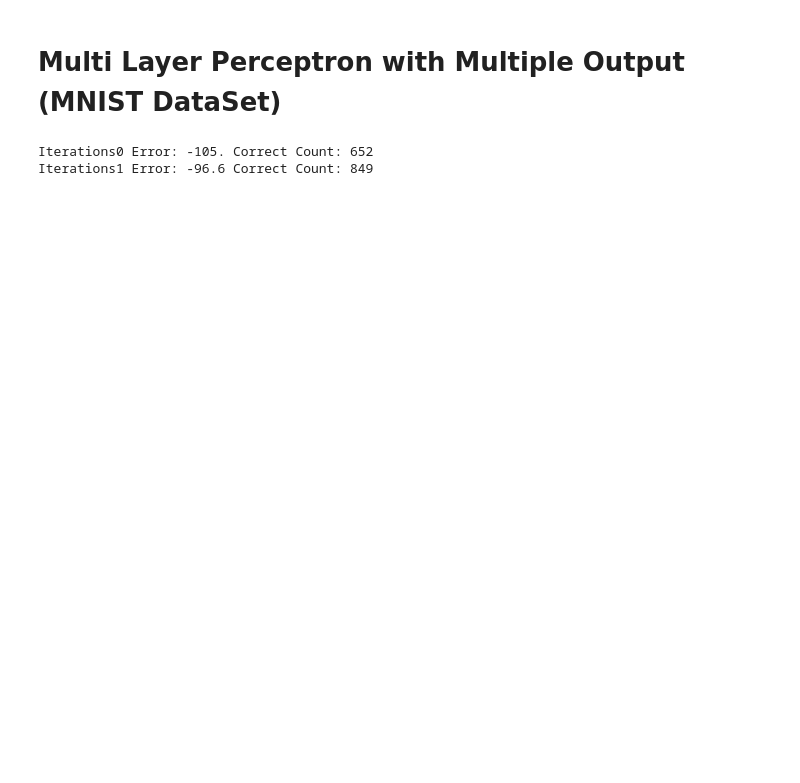
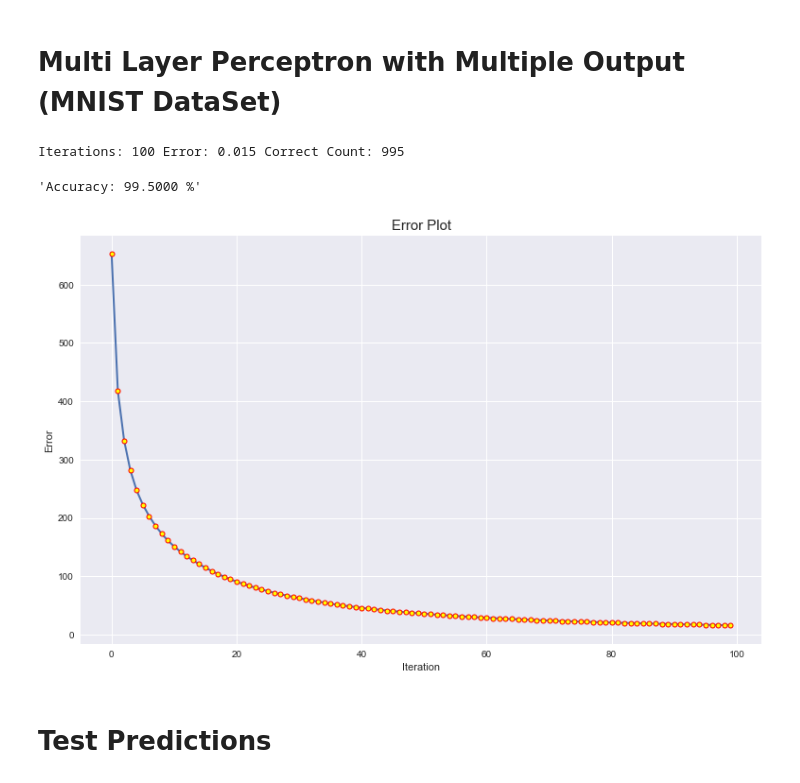
Before and after one commit to chirathdevinda/Machine-Learning-Algorithms, a Jupyter notebook: Multi-Layer Perceptron.ipynb, the cells around one changed output. Saved outputs shown, nothing was run; the diff lists cells and outputs as text; code cells hidden in the pictures; blank space fills up the shorter version.

```diff
--- a/Multi-Layer Perceptron.ipynb
+++ b/Multi-Layer Perceptron.ipynb
@@ -54,7 +54,6 @@ def MLP(trainX, trainY, alpha=0.05, iterations=2):
     weights_1_2 = 0.2 * np.random.random((hidden_nodes, output_nodes)) - 0.1
 
     errors = []
-    final_predictions = []
 
     for iteration in range(iterations):
         error, correct_cnt = 0.0, 0
@@ -64,8 +63,8 @@ def MLP(trainX, trainY, alpha=0.05, iterations=2):
             layer_1 = activation_func(layer_0.dot(weights_0_1), "RelU")
             layer_2 = layer_1.dot(weights_1_2)
 
-            error += np.sum(layer_2 - trainY[i:i+1])
-            correct_cnt += int(np.argmax(layer_2)) == np.argmax(trainY[i:i+1])
+            error += np.sum((layer_2 - trainY[i:i+1])**2)
+            correct_cnt += np.argmax(layer_2) == np.argmax(trainY[i:i+1])
 
             layer_2_delta = layer_2 - trainY[i:i+1]
             layer_1_delta = layer_2_delta.dot(weights_1_2.T) * activation_deriv(layer_1, "RelU")
@@ -73,9 +72,7 @@ def MLP(trainX, trainY, alpha=0.05, iterations=2):
             weights_1_2 -= layer_1.T.dot(layer_2_delta) * alpha
             weights_0_1 -= layer_0.T.dot(layer_1_delta) * alpha
 
-            if (i == num_samples-1):
-                final_predictions.append(layer_2)
+        errors.append(error)
+        sys.stdout.write("\r" + "Iterations: " + str(iteration+1) + " Error: " + str(error / num_samples)[0:5] + " Correct Count: " + str(correct_cnt))
 
-        print("\r" + "Iterations" + str(iteration) + " Error: " + str(error)[0:5] + " Correct Count: " + str(correct_cnt))
-
-    return errors, final_predictions, weights_0_1, weights_1_2
+    return errors, correct_cnt, weights_0_1, weights_1_2
@@ -81,0 +84,8 @@ def MLP(trainX, trainY, alpha=0.05, iterations=2):
+# %%
+def plot(data):
+    fig, ax = plt.figure(figsize=(20,10))
+    ax.set_xlabel("Iteration")
+    ax.set_ylabel("Error")
+    ax.set_title("Error Plot", fontsize=15)
+    ax.plot(data, lw=2, ls="-", marker='o', markersize=5, markerfacecolor="yellow", markeredgecolor="red", markeredgewidth=1)
+    plt.show()
@@ -82,5 +103,14 @@ def MLP(trainX, trainY, alpha=0.05, iterations=2):
 # %%
-errors, final_predictions, weights_0_1, weights_1_2 = MLP(trainX, trainY, alpha=0.05, iterations=2)
+errors, correct_cnt, weights_0_1, weights_1_2 = MLP(trainX, trainY, alpha=0.01, iterations=100)
 # %% [output]
-Iterations0 Error: -105. Correct Count: 652
-Iterations1 Error: -96.6 Correct Count: 849
+Iterations: 100 Error: 0.015 Correct Count: 995
+# %%
+Accuracy(trainY[:1000], correct_cnt)
+# %% [output]
+'Accuracy: 99.5000 %'
+# %%
+plot(errors)
+# %% [output]
+[figure, added]
+# %% [markdown]
+# Test Predictions
```
Also changed, not shown: parts of 5 cells of this notebook.
